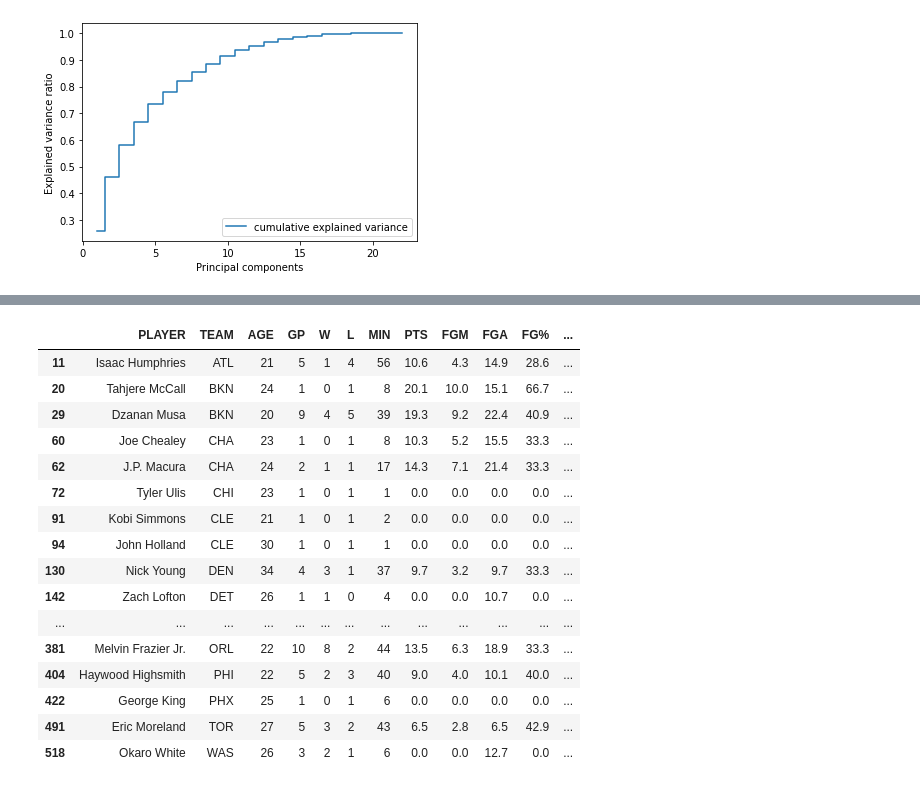
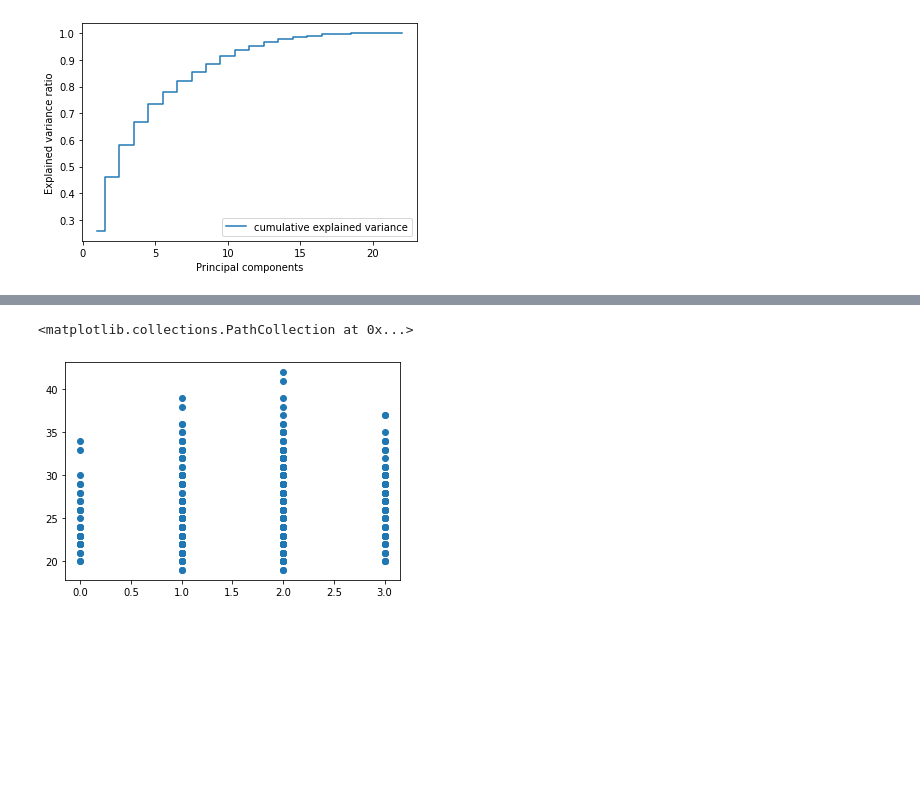
Before and after one commit to Sumetjutha/005_MyProject, a Jupyter notebook: 8_Explore_NBA_Data_With_KMeans_Clustering.ipynb, the cells around one changed output, grey strips where cells are left out. Drawn from its saved outputs; the diff is of its cells as text; code cells hidden in the pictures; blank space fills up the shorter version.

```diff
--- a/8_Explore_NBA_Data_With_KMeans_Clustering.ipynb
+++ b/8_Explore_NBA_Data_With_KMeans_Clustering.ipynb
@@ -192,21 +217,8 @@ cluster_nba(columns)
+# %%
+plt.scatter(nba['cluster'],nba['AGE'])
+# %% [output]
+<matplotlib.collections.PathCollection at 0x...>
+[figure, added]
 # %%
 # cluster == 0
-nba[nba['cluster']==0]
+cluster_0 = nba[nba['cluster']==0]
-# %% [output]
-|  | PLAYER | TEAM | AGE | GP | W | L | MIN | PTS | FGM | FGA | FG% | ... |
-| 11 | Isaac Humphries | ATL | 21 | 5 | 1 | 4 | 56 | 10.6 | 4.3 | 14.9 | 28.6 | ... |
-| 20 | Tahjere McCall | BKN | 24 | 1 | 0 | 1 | 8 | 20.1 | 10.0 | 15.1 | 66.7 | ... |
-| 29 | Dzanan Musa | BKN | 20 | 9 | 4 | 5 | 39 | 19.3 | 9.2 | 22.4 | 40.9 | ... |
-| 60 | Joe Chealey | CHA | 23 | 1 | 0 | 1 | 8 | 10.3 | 5.2 | 15.5 | 33.3 | ... |
-| 62 | J.P. Macura | CHA | 24 | 2 | 1 | 1 | 17 | 14.3 | 7.1 | 21.4 | 33.3 | ... |
-| 72 | Tyler Ulis | CHI | 23 | 1 | 0 | 1 | 1 | 0.0 | 0.0 | 0.0 | 0.0 | ... |
-| 91 | Kobi Simmons | CLE | 21 | 1 | 0 | 1 | 2 | 0.0 | 0.0 | 0.0 | 0.0 | ... |
-| 94 | John Holland | CLE | 30 | 1 | 0 | 1 | 1 | 0.0 | 0.0 | 0.0 | 0.0 | ... |
-| 130 | Nick Young | DEN | 34 | 4 | 3 | 1 | 37 | 9.7 | 3.2 | 9.7 | 33.3 | ... |
-| 142 | Zach Lofton | DET | 26 | 1 | 1 | 0 | 4 | 0.0 | 0.0 | 10.7 | 0.0 | ... |
-| ... | ... | ... | ... | ... | ... | ... | ... | ... | ... | ... | ... | ... |
-| 381 | Melvin Frazier Jr. | ORL | 22 | 10 | 8 | 2 | 44 | 13.5 | 6.3 | 18.9 | 33.3 | ... |
-| 404 | Haywood Highsmith | PHI | 22 | 5 | 2 | 3 | 40 | 9.0 | 4.0 | 10.1 | 40.0 | ... |
-| 422 | George King | PHX | 25 | 1 | 0 | 1 | 6 | 0.0 | 0.0 | 0.0 | 0.0 | ... |
-| 491 | Eric Moreland | TOR | 27 | 5 | 3 | 2 | 43 | 6.5 | 2.8 | 6.5 | 42.9 | ... |
-| 518 | Okaro White | WAS | 26 | 3 | 2 | 1 | 6 | 0.0 | 0.0 | 12.7 | 0.0 | ... |
```
Also changed, not shown: parts of 32 cells of this notebook.
